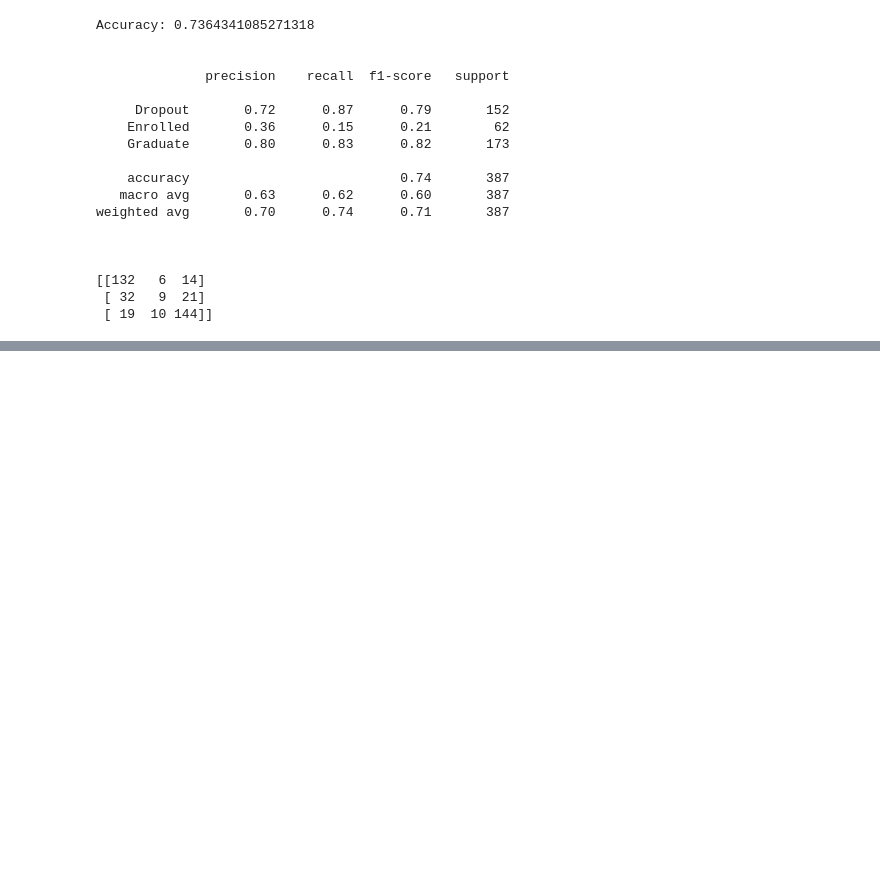
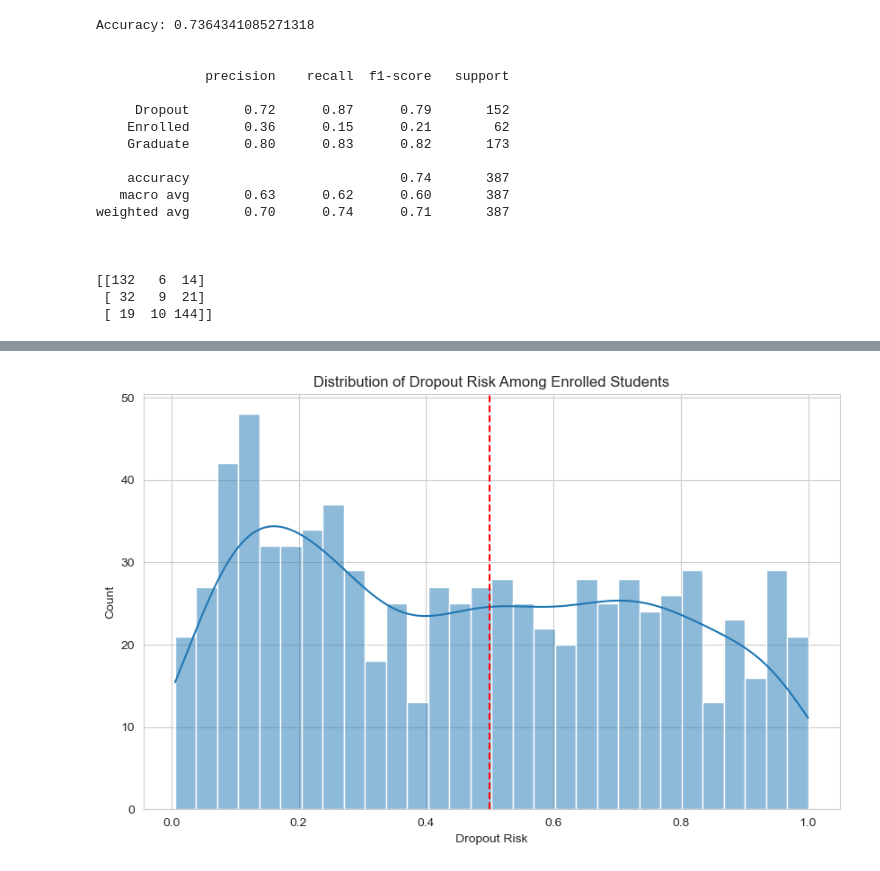
Before and after one commit to KaterynaTekmenzhi/CapstoneProject2025, a Jupyter notebook: Student_EDA_Cleaning.ipynb, the cells around one changed output, grey strips where cells are left out. Saved outputs shown, nothing was run; the diff lists cells and outputs as text; code cells hidden in the pictures; blank space fills up the shorter version.

Commit message:
Model Building

```diff
--- a/Student_EDA_Cleaning.ipynb
+++ b/Student_EDA_Cleaning.ipynb
@@ -609,0 +657,64 @@ weighted avg       0.73      0.75      0.72      3153
+# %%
+from sklearn.model_selection import train_test_split, cross_val_score
+from sklearn.metrics import classification_report, confusion_matrix
+from sklearn.ensemble import RandomForestClassifier
+
+dropout_graduated_df = student_data[student_data['Target'].isin(['Dropout', 'Graduate'])]
+enrolled_df = student_data[student_data['Target'] == 'Enrolled']
+
+X= dropout_graduated_df.drop(columns=['Target'])
+Y = dropout_graduated_df['Target']
+X_enrolled = enrolled_df.drop(columns=['Target'])
+
+# Split the data into training and testing sets
+X_train, X_test, y_train, y_test = train_test_split(X, Y, test_size=0.8, random_state=42)
+
+# Create a random forest classifier
+rf_classifier = RandomForestClassifier(n_estimators=500, random_state=42)
+
+# Train the classifier
+rf_classifier.fit(X_train, y_train)
+
+# Make predictions on the test set
+y_pred = rf_classifier.predict(X_test)
+
+# Evaluate the model
+accuracy = accuracy_score(y_test, y_pred)
+print(f"Accuracy: {accuracy}")
+print("\n")
+print(classification_report(y_test, y_pred))
+print("\n")
+print(confusion_matrix(y_test,y_pred))
+
+# Get feature importance
+features = X_train.columns
+importances = rf_classifier.feature_importances_
+indices = np.argsort(importances)[::-1]
+top_features = pd.DataFrame({
+'Feature': features[indices],
+'Importance': importances[indices]
+ })
+
+print("\nTop 10 most important features:")
+print(top_features.head(10))
+
+ # Predict on enrolled students
+dropout_probs = rf_classifier.predict_proba(X_enrolled)[:, 0]  # Probability of dropout
+grad_probs = rf_classifier.predict_proba(X_enrolled)[:, 1]     # Probability of graduation
+
+# Create results dataframe
+results = pd.DataFrame({
+    'dropout_risk': dropout_probs,
+    'graduation_probability': grad_probs
+}, index=enrolled_df.index)
+
+# Add predicted class (using 0.5 threshold by default)
+results['predicted_outcome'] = ['dropout' if p >= 0.5 else 'graduated' for p in dropout_probs]
+plt.figure(figsize=(10, 6))
+sns.histplot(results['dropout_risk'], bins=30, kde=True)
+plt.axvline(x=0.5, color='red', linestyle='--')
+plt.title('Distribution of Dropout Risk Among Enrolled Students')
+plt.xlabel('Dropout Risk')
+plt.ylabel('Count')
+plt.show()
+# %% [output]
@@ -609,0 +738 @@ weighted avg       0.73      0.75      0.72      3153
+[figure, added]
```
Also changed, not shown: parts of 13 cells of this notebook.
